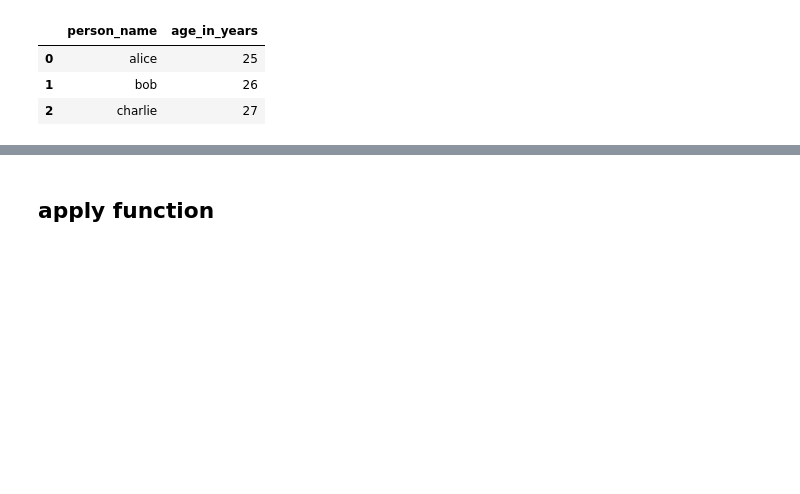
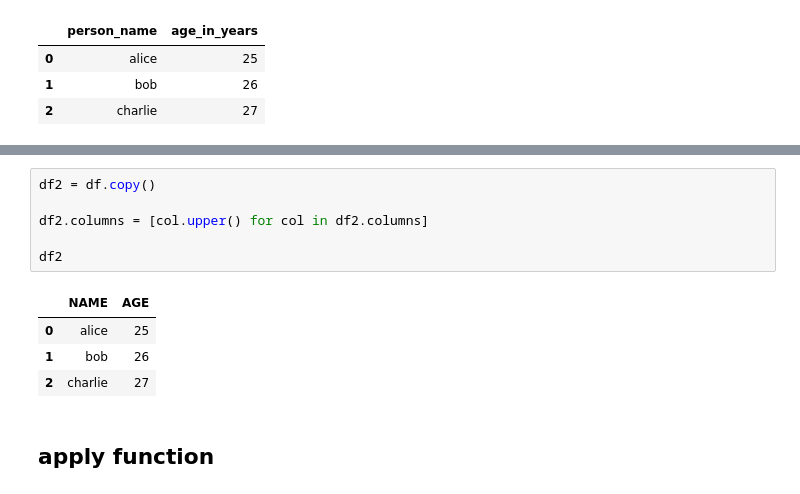
Before and after one commit to queirozfcom/python-sandbox, a Jupyter notebook: python3/notebooks/pandas-columns/main.ipynb, the cells around one changed output, grey strips where cells are left out. Drawn from its saved outputs; the diff is of its cells as text; blank space fills up the shorter version.

```diff
--- a/python3/notebooks/pandas-columns/main.ipynb
+++ b/python3/notebooks/pandas-columns/main.ipynb
@@ -34,3 +47,14 @@ df.rename(columns={'name':'person_name','age':'age_in_years'})
+# %%
+df2 = df.copy()
+
+df2.columns = [col.upper() for col in df2.columns]
+
+df2
+# %% [output]
+|  | NAME | AGE |
+| 0 | alice | 25 |
+| 1 | bob | 26 |
+| 2 | charlie | 27 |
 # %% [markdown]
 ## apply function
 # %%
```
Also changed, not shown: parts of 14 cells of this notebook.
